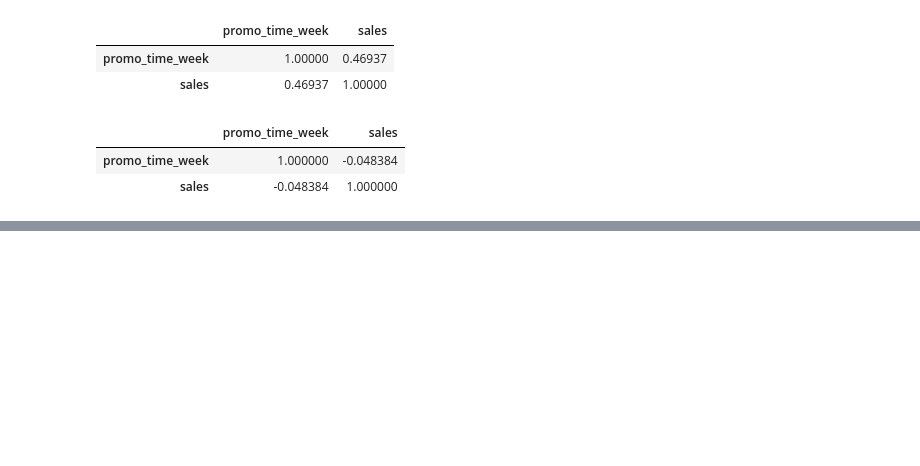
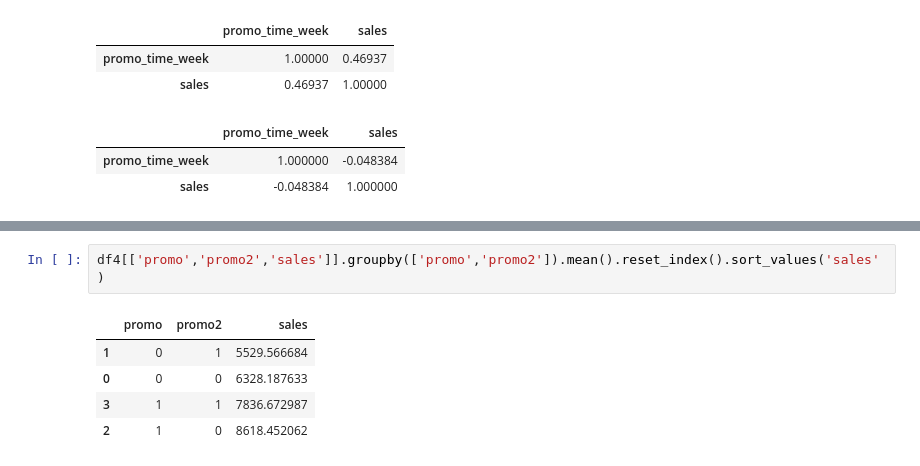
Before and after one commit to igordesouza/ds-em-producao, a Jupyter notebook: m04_v01_store_sales_prediction-Copy1.ipynb, the cells around one changed output, grey strips where cells are left out. Drawn from its saved outputs; the diff is of its cells as text; blank space fills up the shorter version.

```diff
--- a/m04_v01_store_sales_prediction-Copy1.ipynb
+++ b/m04_v01_store_sales_prediction-Copy1.ipynb
@@ -1079,0 +1094,8 @@ display(aux3[['promo_time_week','sales']].corr())
+# %%
+df4[['promo','promo2','sales']].groupby(['promo','promo2']).mean().reset_index().sort_values('sales')
+# %% [output]
+|  | promo | promo2 | sales |
+| 1 | 0 | 1 | 5529.566684 |
+| 0 | 0 | 0 | 6328.187633 |
+| 3 | 1 | 1 | 7836.672987 |
+| 2 | 1 | 0 | 8618.452062 |
```
Also changed, not shown: parts of 5 cells of this notebook.
